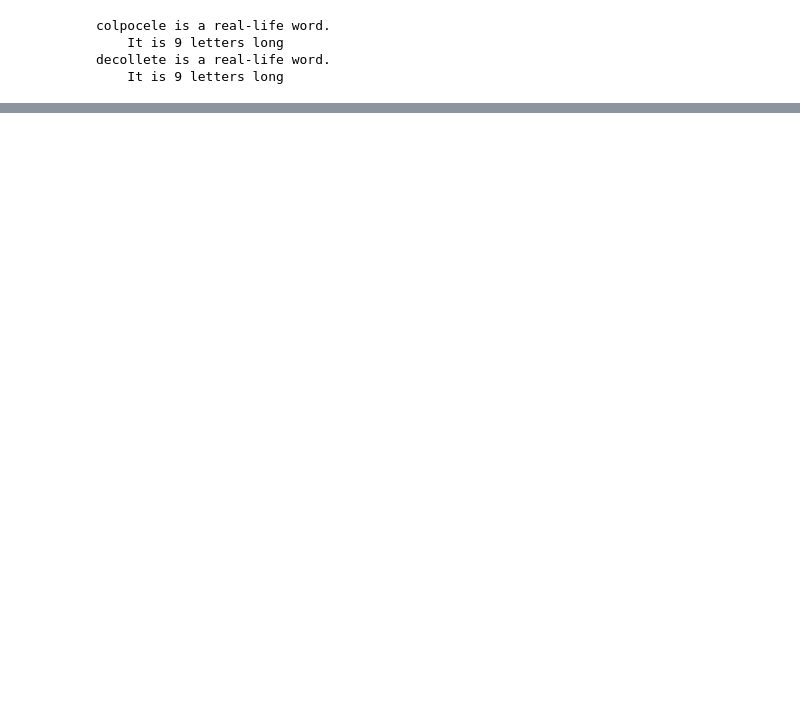
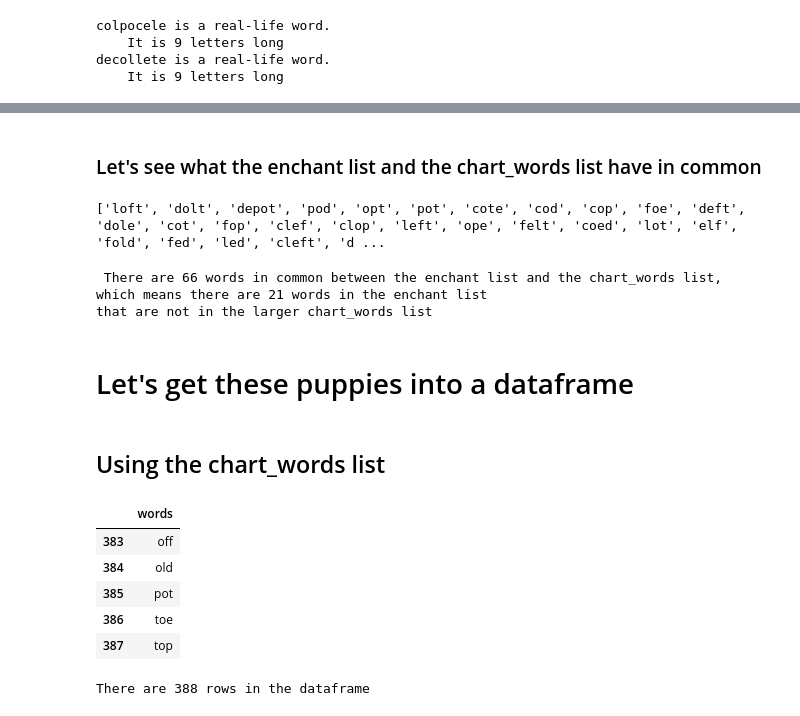
Before and after one commit to nate-walter/Words-From-The-Eye-Chart, a Jupyter notebook: Snellen_Words.ipynb, the cells around one changed output, grey strips where cells are left out. Saved outputs shown, nothing was run; the diff lists cells and outputs as text; code cells hidden in the pictures; blank space fills up the shorter version.

Commit message:
Made dataframe from list

```diff
--- a/Snellen_Words.ipynb
+++ b/Snellen_Words.ipynb
@@ -355,0 +333,44 @@ that are not in the larger chart_words list
+# %% [markdown]
+### Let's see what the enchant list and the chart_words list have in common
+# %%
+# Find common elements of set and list
+enchant_as_set = set(enchant_snellen)
+intersection = enchant_as_set.intersection(chart_words)
+
+intersection_as_list = list(intersection)
+
+print(intersection_as_list)
+# %% [output]
+['loft', 'dolt', 'depot', 'pod', 'opt', 'pot', 'cote', 'cod', 'cop', 'foe', 'deft', 'dole', 'cot', 'fop', 'clef', 'clop', 'left', 'ope', 'felt', 'coed', 'lot', 'elf', 'fold', 'fed', 'led', 'cleft', 'd ...
+# %%
+intersected = len(intersection_as_list)
+enchant_length = len(enchant_snellen)
+
+print(f""" There are {intersected} words in common between the enchant list and the chart_words list,
+which means there are {len(enchant_snellen) - len(intersection_as_list)} words in the enchant list
+that are not in the larger chart_words list""")
+# %% [output]
+ There are 66 words in common between the enchant list and the chart_words list,
+which means there are 21 words in the enchant list
+that are not in the larger chart_words list
+# %% [markdown]
+# Let's get these puppies into a dataframe
+# %% [markdown]
+## Using the chart_words list
+# %%
+import pandas as pd
+
+df = pd.DataFrame(chart_words, columns=["words"], dtype= str)
+df.tail()
+# %% [output]
+|  | words |
+| 383 | off |
+| 384 | old |
+| 385 | pot |
+| 386 | toe |
+| 387 | top |
+# %%
+df_len = len(df)
+print(f"There are {df_len} rows in the dataframe")
+# %% [output]
+There are 388 rows in the dataframe
```
Also changed, not shown: parts of 13 cells of this notebook.
